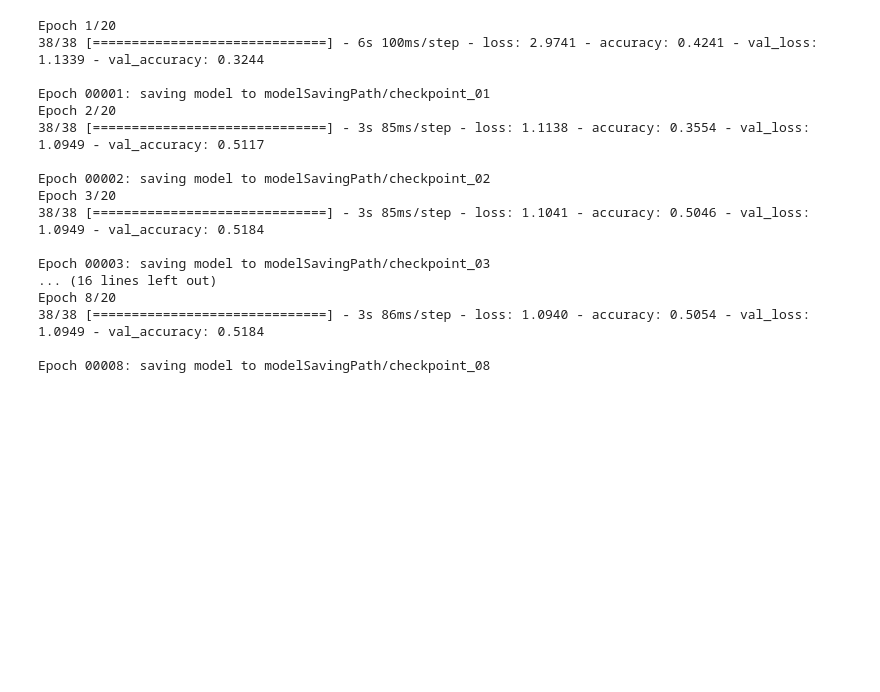
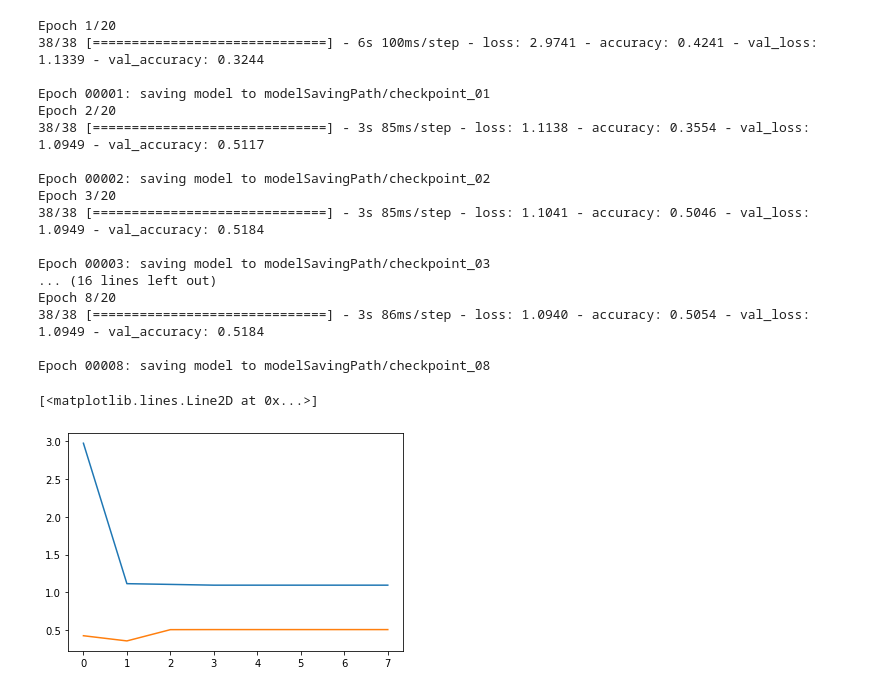
Before and after one commit to Arush0113/EEG_Pipeline, a Jupyter notebook: EEG_emotion_recognition.ipynb, the cells around one changed output. Drawn from its saved outputs; the diff is of its cells as text; code cells hidden in the pictures; blank space fills up the shorter version.

```diff
--- a/EEG_emotion_recognition.ipynb
+++ b/EEG_emotion_recognition.ipynb
@@ -100,3 +100,12 @@ Epoch 8/20
 38/38 [==============================] - 3s 86ms/step - loss: 1.0940 - accuracy: 0.5054 - val_loss: 1.0949 - val_accuracy: 0.5184
 
 Epoch 00008: saving model to modelSavingPath/checkpoint_08
+# %%
+plt.figure()
+plt.plot(history.history['loss'])
+plt.plot(history.history['accuracy'])
+
+# print(history.history)
+# %% [output]
+[<matplotlib.lines.Line2D at 0x...>]
+[figure, added]
```
Also changed, not shown: parts of 2 cells of this notebook.
